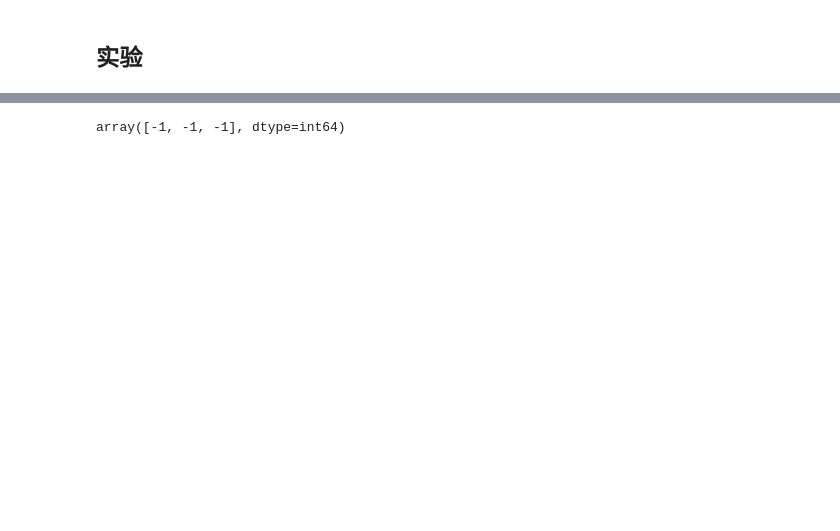
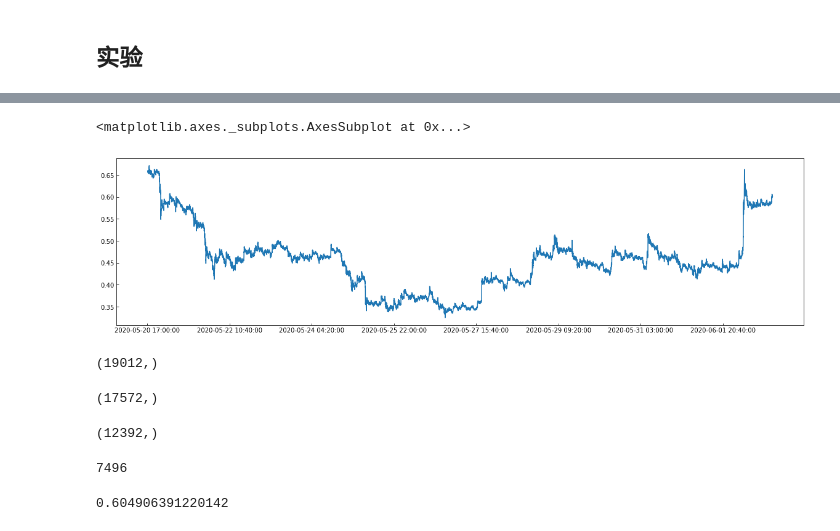
Before and after one commit to wx2480/digit, a Jupyter notebook: XGBmodel.ipynb, the cells around one changed output, grey strips where cells are left out. Saved outputs shown, nothing was run; the diff lists cells and outputs as text; code cells hidden in the pictures; blank space fills up the shorter version.

```diff
--- a/XGBmodel.ipynb
+++ b/XGBmodel.ipynb
@@ -333,4 +386,25 @@ net
+# %%
+_c0.close.plot()
+# %% [output]
+<matplotlib.axes._subplots.AxesSubplot at 0x...>
+[figure, added]
+# %%
+_c0.close.shape
+# %% [output]
+(19012,)
+# %%
+a.shape
+# %% [output]
+(17572,)
 # %%
-pos
+pos.shape
 # %% [output]
-array([-1, -1, -1], dtype=int64)
+(12392,)
+# %%
+np.sum((a[:pos.shape[0]]  * pos) > 0.002)
+# %% [output]
+7496
+# %%
+7496/12392
+# %% [output]
+0.604906391220142
```
Also changed, not shown: parts of 14 cells of this notebook.
